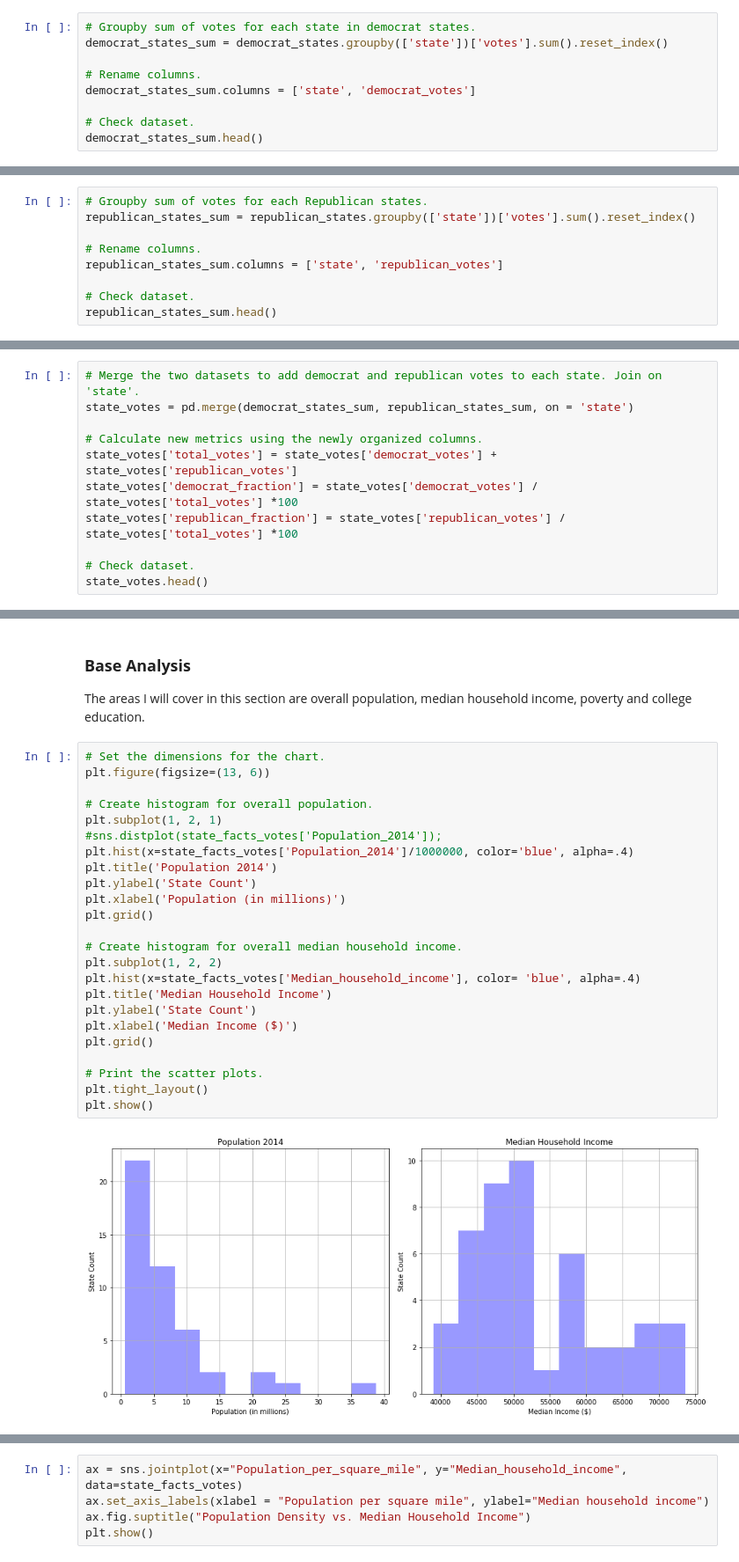
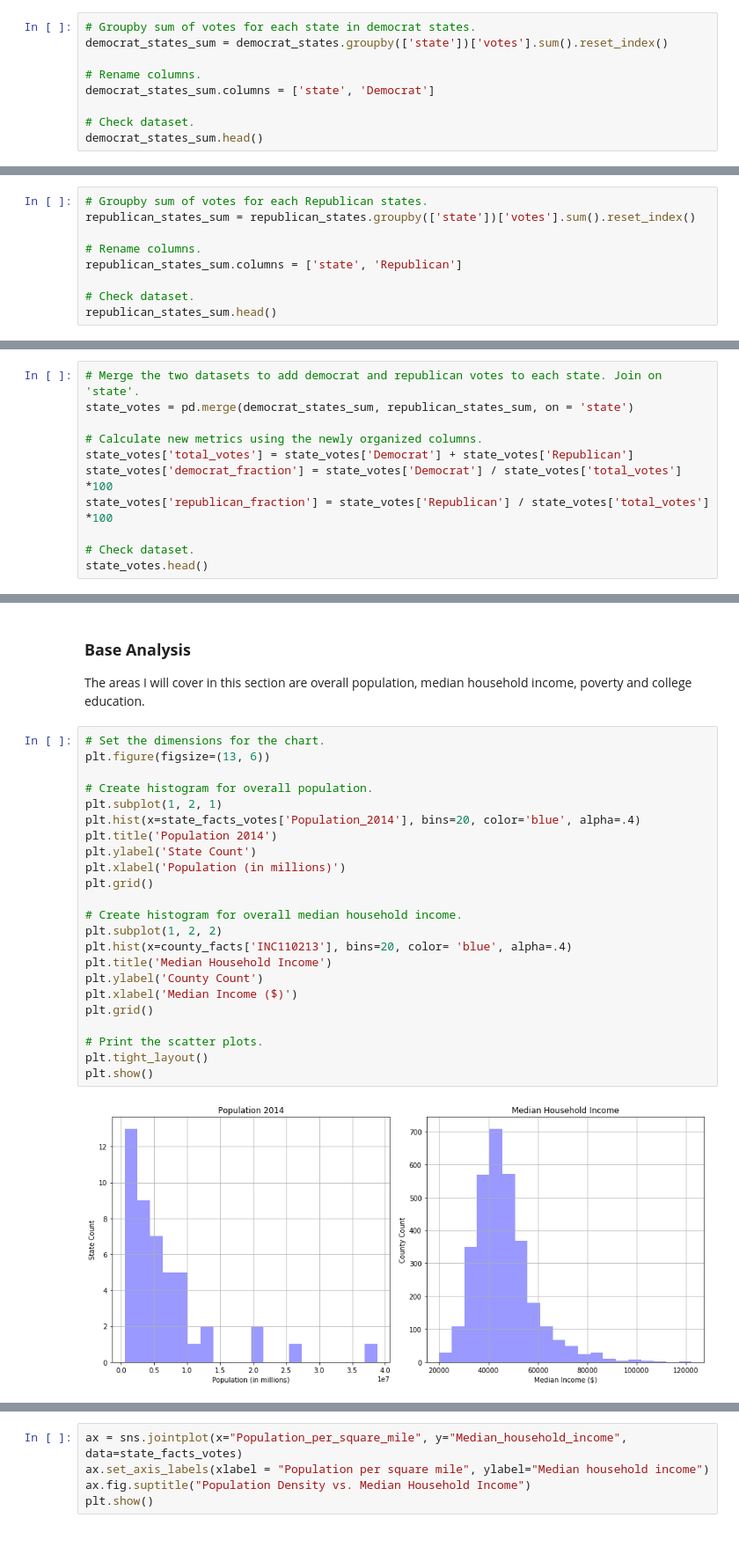
Before and after one commit to akim2034/Thinkful_DS_Bootcamp, a Jupyter notebook: Unit 1/Lesson 5 - Unit 1 Capstone/US Election 2016 Analysis - Unit 1 Capstone.ipynb, the cells around one changed output, grey strips where cells are left out. Shown at 88% size. Drawn from its saved outputs; the diff is of its cells as text.

```diff
--- a/Unit 1/Lesson 5 - Unit 1 Capstone/US Election 2016 Analysis - Unit 1 Capstone.ipynb
+++ b/Unit 1/Lesson 5 - Unit 1 Capstone/US Election 2016 Analysis - Unit 1 Capstone.ipynb
@@ -152,7 +165,7 @@ republican_states.shape
 democrat_states_sum = democrat_states.groupby(['state'])['votes'].sum().reset_index()
 
 # Rename columns.
-democrat_states_sum.columns = ['state', 'democrat_votes']
+democrat_states_sum.columns = ['state', 'Democrat']
 
 # Check dataset.
 democrat_states_sum.head()
@@ -168,7 +181,7 @@ democrat_states_sum.head()
 republican_states_sum = republican_states.groupby(['state'])['votes'].sum().reset_index()
 
 # Rename columns.
-republican_states_sum.columns = ['state', 'republican_votes']
+republican_states_sum.columns = ['state', 'Republican']
 
 # Check dataset.
 republican_states_sum.head()
@@ -184,9 +197,9 @@ republican_states_sum.head()
 state_votes = pd.merge(democrat_states_sum, republican_states_sum, on = 'state')
 
 # Calculate new metrics using the newly organized columns.
-state_votes['total_votes'] = state_votes['democrat_votes'] + state_votes['republican_votes']
-state_votes['democrat_fraction'] = state_votes['democrat_votes'] / state_votes['total_votes'] *100
-state_votes['republican_fraction'] = state_votes['republican_votes'] / state_votes['total_votes'] *100
+state_votes['total_votes'] = state_votes['Democrat'] + state_votes['Republican']
+state_votes['democrat_fraction'] = state_votes['Democrat'] / state_votes['total_votes'] *100
+state_votes['republican_fraction'] = state_votes['Republican'] / state_votes['total_votes'] *100
 
 # Check dataset.
 state_votes.head()
@@ -230,26 +243,25 @@ The areas I will cover in this section are overall population, median household
 # %%
 # Set the dimensions for the chart.
 plt.figure(figsize=(13, 6))
 
 # Create histogram for overall population.
 plt.subplot(1, 2, 1)
-#sns.distplot(state_facts_votes['Population_2014']);
-plt.hist(x=state_facts_votes['Population_2014']/1000000, color='blue', alpha=.4)
+plt.hist(x=state_facts_votes['Population_2014'], bins=20, color='blue', alpha=.4)
 plt.title('Population 2014')
 plt.ylabel('State Count')
 plt.xlabel('Population (in millions)')
 plt.grid()
 
 # Create histogram for overall median household income.
 plt.subplot(1, 2, 2)
-plt.hist(x=state_facts_votes['Median_household_income'], color= 'blue', alpha=.4)
+plt.hist(x=county_facts['INC110213'], bins=20, color= 'blue', alpha=.4)
 plt.title('Median Household Income')
-plt.ylabel('State Count')
+plt.ylabel('County Count')
 plt.xlabel('Median Income ($)')
 plt.grid()
 
 # Print the scatter plots.
 plt.tight_layout()
 plt.show()
 # %% [output]
-[figure, old version]
+[figure, new version]
```
Also changed, not shown: parts of 46 cells of this notebook.
